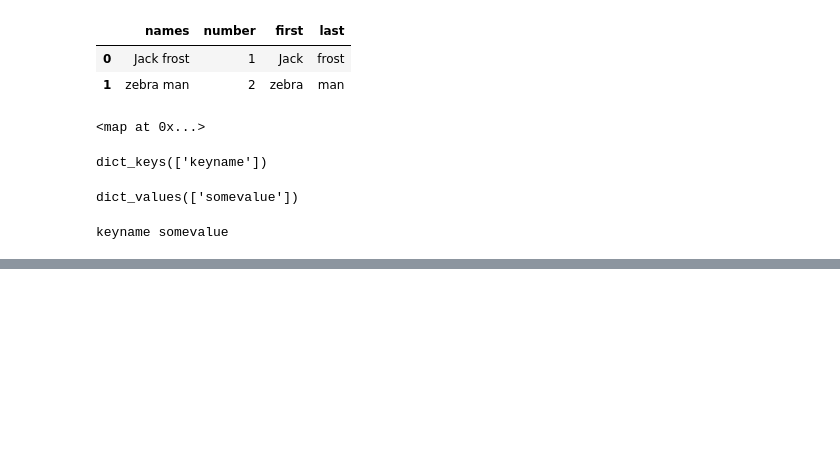
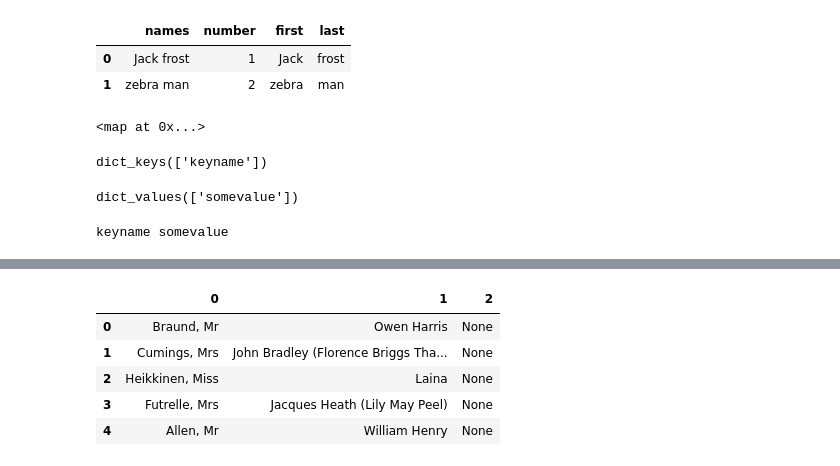
Before and after one commit to davidtnly/Python, a Jupyter notebook: MachineLearning/00-ground-zero.ipynb, the cells around one changed output, grey strips where cells are left out. Drawn from its saved outputs; the diff is of its cells as text; code cells hidden in the pictures; blank space fills up the shorter version.

```diff
--- a/MachineLearning/00-ground-zero.ipynb
+++ b/MachineLearning/00-ground-zero.ipynb
@@ -468,0 +520,9 @@ keyname somevalue
+# %%
+pd.DataFrame([i.split('.') for i in train.Name]).head()
+# %% [output]
+|  | 0 | 1 | 2 |
+| 0 | Braund, Mr | Owen Harris | None |
+| 1 | Cumings, Mrs | John Bradley (Florence Briggs Tha... | None |
+| 2 | Heikkinen, Miss | Laina | None |
+| 3 | Futrelle, Mrs | Jacques Heath (Lily May Peel) | None |
+| 4 | Allen, Mr | William Henry | None |
```
Also changed, not shown: parts of 15 cells of this notebook.
